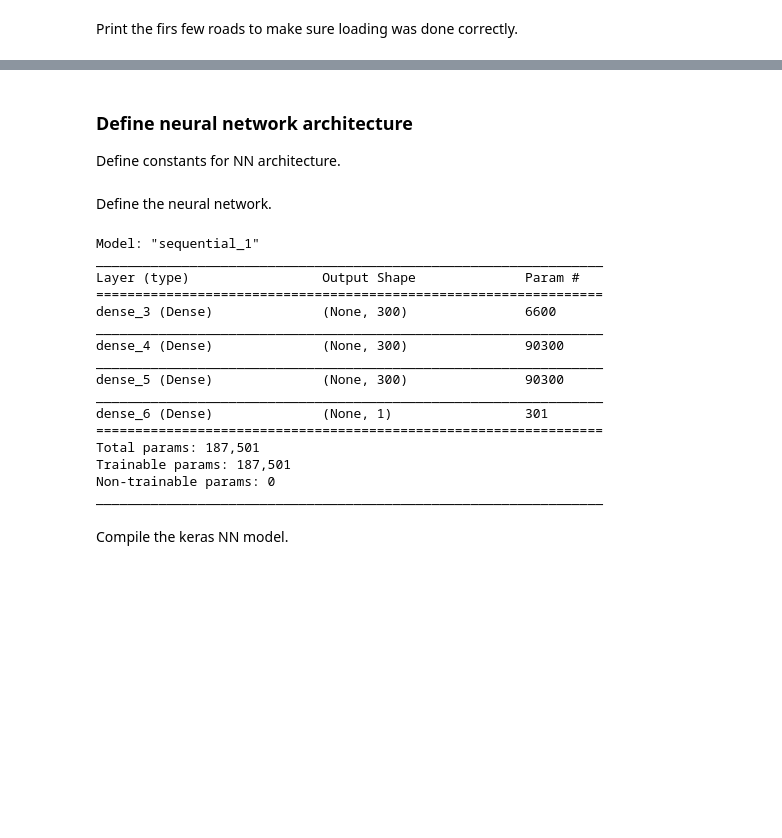
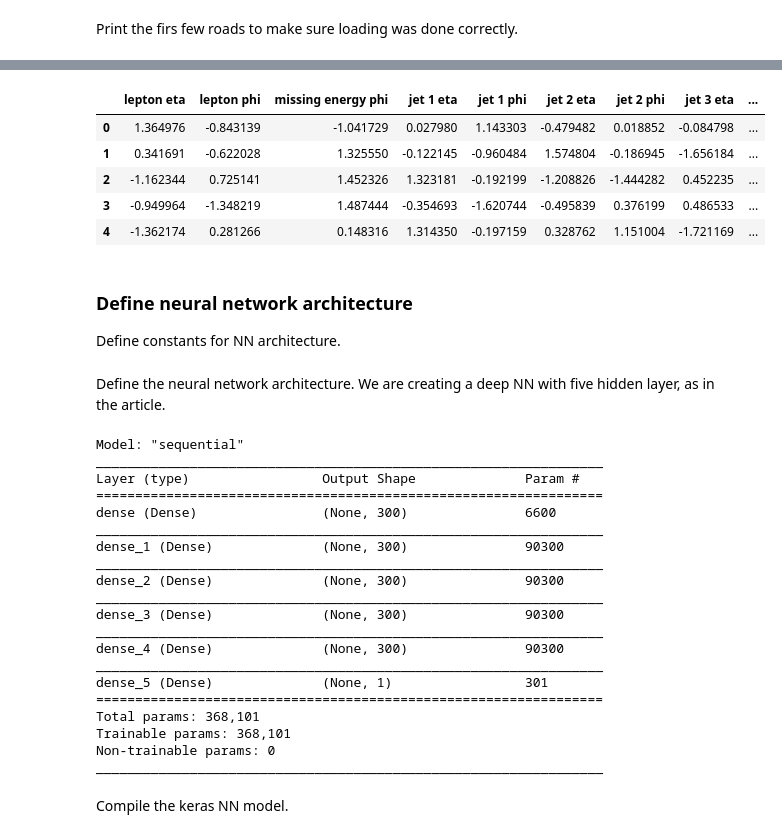
Before and after one commit to MariaanaT/Higgs-DNN, a Jupyter notebook: Higgs_DNN.ipynb, the cells around one changed output, grey strips where cells are left out. Saved outputs shown, nothing was run; the diff lists cells and outputs as text; code cells hidden in the pictures; blank space fills up the shorter version.

```diff
--- a/Higgs_DNN.ipynb
+++ b/Higgs_DNN.ipynb
@@ -85,3 +162,16 @@ X.head()
+# %%
+validationStartRow = dataRowsTraining + 1
+validationEndRow = dataRowsTraining + dataRowsValidation
+X_validation = X_combined.iloc[validationStartRow:validationEndRow,:].reset_index(drop=True)
+y_validation = y.iloc[validationStartRow:validationEndRow].reset_index(drop=True)
+X_validation.head()
+# %% [output]
+|  | lepton eta | lepton phi | missing energy phi | jet 1 eta | jet 1 phi | jet 2 eta | jet 2 phi | jet 3 eta | ... |
+| 0 | 1.364976 | -0.843139 | -1.041729 | 0.027980 | 1.143303 | -0.479482 | 0.018852 | -0.084798 | ... |
+| 1 | 0.341691 | -0.622028 | 1.325550 | -0.122145 | -0.960484 | 1.574804 | -0.186945 | -1.656184 | ... |
+| 2 | -1.162344 | 0.725141 | 1.452326 | 1.323181 | -0.192199 | -1.208826 | -1.444282 | 0.452235 | ... |
+| 3 | -0.949964 | -1.348219 | 1.487444 | -0.354693 | -1.620744 | -0.495839 | 0.376199 | 0.486533 | ... |
+| 4 | -1.362174 | 0.281266 | 0.148316 | 1.314350 | -0.197159 | 0.328762 | 1.151004 | -1.721169 | ... |
 # %% [markdown]
 ### Define neural network architecture
 
@@ -101,27 +194,33 @@ validationSplit = 0.3
-# %% [markdown]
-Define the neural network.
+# %% [markdown]
+Define the neural network architecture. We are creating a deep NN with five hidden layer, as in the article.
 # %%
 model = Sequential()
-model.add(Dense(noHiddenUnits, input_dim=noInputUnits, activation='tanh'))
-model.add(Dense(noHiddenUnits, activation='tanh'))
-model.add(Dense(noHiddenUnits, activation='tanh'))
+model.add(Dense(noHiddenUnits, input_dim=noInputUnits, activation=activationFunc))
+model.add(Dense(noHiddenUnits, activation=activationFunc))
+model.add(Dense(noHiddenUnits, activation=activationFunc))
+model.add(Dense(noHiddenUnits, activation=activationFunc))
+model.add(Dense(noHiddenUnits, activation=activationFunc))
 model.add(Dense(1, activation='sigmoid'))
 model.summary()
 # %% [output]
-Model: "sequential_1"
+Model: "sequential"
 _________________________________________________________________
 Layer (type)                 Output Shape              Param #
 =================================================================
-dense_3 (Dense)              (None, 300)               6600
+dense (Dense)                (None, 300)               6600
+_________________________________________________________________
+dense_1 (Dense)              (None, 300)               90300
+_________________________________________________________________
+dense_2 (Dense)              (None, 300)               90300
+_________________________________________________________________
+dense_3 (Dense)              (None, 300)               90300
 _________________________________________________________________
 dense_4 (Dense)              (None, 300)               90300
 _________________________________________________________________
-dense_5 (Dense)              (None, 300)               90300
-_________________________________________________________________
-dense_6 (Dense)              (None, 1)                 301
+dense_5 (Dense)              (None, 1)                 301
 =================================================================
-Total params: 187,501
-Trainable params: 187,501
+Total params: 368,101
+Trainable params: 368,101
 Non-trainable params: 0
 _________________________________________________________________
 # %% [markdown]
```
Also changed, not shown: parts of 46 cells of this notebook.
